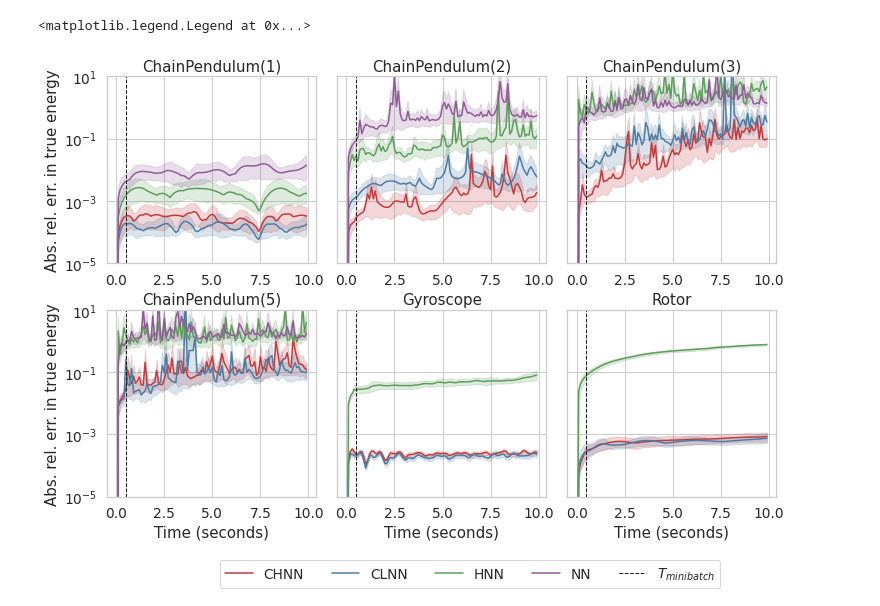
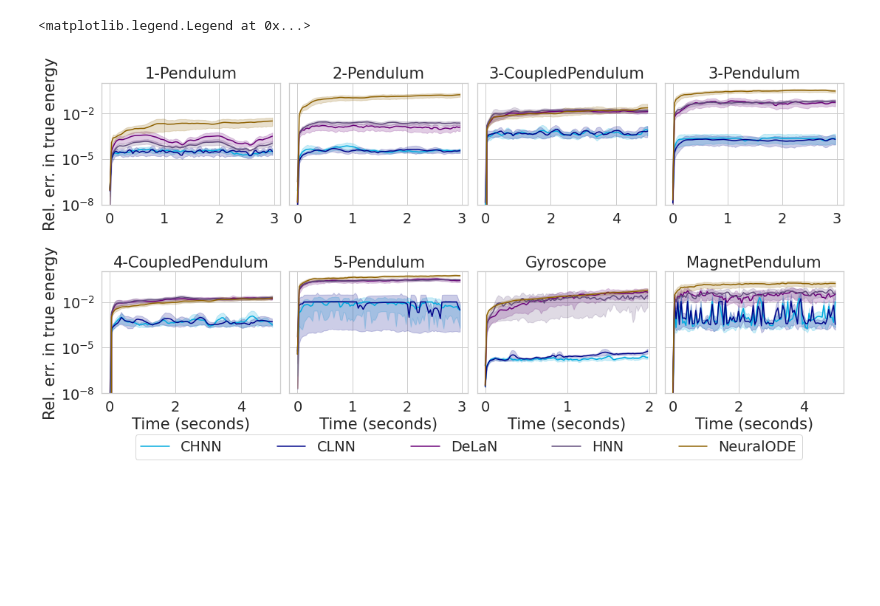
Before and after one commit to mfinzi/constrained-hamiltonian-neural-networks, a Jupyter notebook: plot-energy-conservation-v2.ipynb, the cells around one changed output. Drawn from its saved outputs; the diff is of its cells as text; code cells hidden in the pictures; blank space fills up the shorter version.

```diff
--- a/plot-energy-conservation-v2.ipynb
+++ b/plot-energy-conservation-v2.ipynb
@@ -287,0 +170,2 @@ df = df.sort_values(by=levels)
+# %%
+df = pd.read_csv("energy-conservation.csv")
@@ -288,7 +174,9 @@ df = df.sort_values(by=levels)
 # %%
-sns.set(font_scale=1.25)
+sns.set(font_scale=1.75)
 sns.set_style('whitegrid')
-sns.set_palette(sns.color_palette("Set1", n_colors=6, desat=.67))
+colors = ["#00abdf", "#00058A", "#6A0078", (96/255,74/255,123/255), "#8E6100"]
+sns.set_palette(sns.color_palette(colors))
+
 #import matplotlib as mpl
 #mpl.rcParams['figure.dpi'] = 1000
 # %%
@@ -315,37 +188,43 @@ data
+# %%
+df = df[(df["Body"] != "4-Pendulum")
+        & (df["Body"] != "CoupledPendulum")
+       ]
 # %%
 n_plots = len(df["Body"].unique())
 ncols = n_plots //2
 fig, axes = plt.subplots(nrows=2, ncols=ncols, figsize=(4 * n_plots // 2, 4 * 2))
 
 i = 0
 for value, ax in zip(df["Body"].unique(), axes.flatten()):
     data = df.loc[(df["Series"] == "true_energy_rel_diff_pred_true") & (df["Body"] == value)]
 
+    #ax.axvline(chunk_len, label=r"$T_{minibatch}$", color="k", linestyle="--", linewidth=1.0)
     sns.lineplot(data=data, x="time", y="value", hue="Network", ax=ax, ci=95)
-    ax.axvline(chunk_len, label=r"$T_{minibatch}$", color="k", linestyle="--", linewidth=1.0)
 
-    ax.set(yscale="log", xlabel="", title=f"{value}", ylim=(1e-5, 10), ylabel="")
+    ax.set(yscale="log", xlabel="", title=f"{value}", ylim=(1e-8, 1), ylabel="")
 
     if i % ncols != 0: # hack
         ax.set(yticklabels=[])
 
     ax.legend().remove()
     i += 1
 
-axes[0][0].set(ylabel="Abs. rel. err. in true energy")
-axes[1][0].set(ylabel="Abs. rel. err. in true energy")
+axes[0][0].set(ylabel="Rel. err. in true energy")
+axes[1][0].set(ylabel="Rel. err. in true energy")
 #axes[0][0].set(yticklabels=)
 
 for i in range(n_plots // 2):
     axes[-1][i].set(xlabel="Time (seconds)")
 
 handles, labels = axes[0][0].get_legend_handles_labels()
+#handles = handles[0:1] + handles[2:]
+#labels = labels[0:1] + labels[2:] # Get rid of legend title
+labels = labels[1:]
 handles = handles[1:]
-labels = labels[1:] # Get rid of legend title
-fig.subplots_adjust(bottom=0.15, wspace=0.05, hspace=0.25)
-fig.legend(handles=handles, labels=labels, bbox_to_anchor=(0., 0., 1.0, 0.1), loc="lower center", ncol=len(labels), borderaxespad=0.1)
+fig.subplots_adjust(bottom=0.15, wspace=0.05, hspace=0.55)
+fig.legend(handles=handles, labels=labels, bbox_to_anchor=(0.1, 0., 0.7, 0.), loc="lower center", ncol=len(labels), borderaxespad=0.1, mode="expand")
 # %% [output]
 <matplotlib.legend.Legend at 0x...>
-[figure, old version]
+[figure, new version]
 # %%
 fig.savefig("energy-conservation.pdf", bbox_inches="tight")
```
Also changed, not shown: parts of 14 cells of this notebook, 6 other files.
